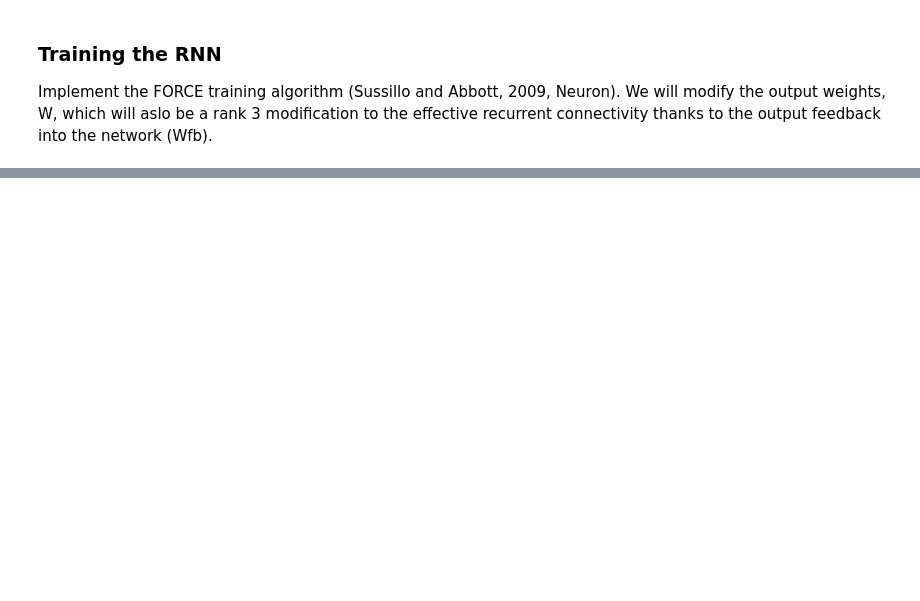
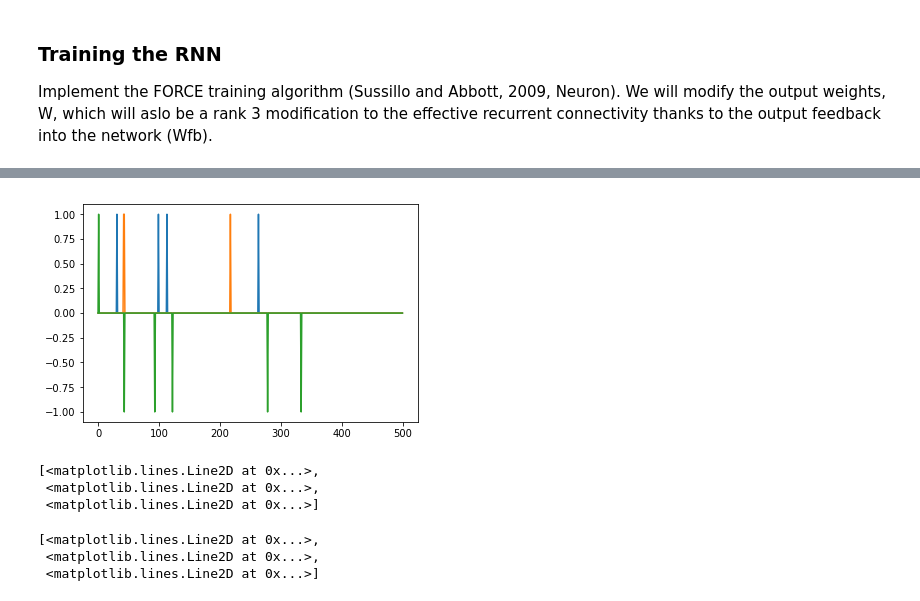
Before and after one commit to martharobinson/exploring_rnns, a Jupyter notebook: sussillo_barak_2013_worked_examples.ipynb, the cells around one changed output, grey strips where cells are left out. Cells and saved outputs as stored; diff of their text form; code cells hidden in the pictures; blank space fills up the shorter version.

```diff
--- a/sussillo_barak_2013_worked_examples.ipynb
+++ b/sussillo_barak_2013_worked_examples.ipynb
@@ -184,10 +184,3 @@ Unsurpisingly, these highly connected networks tend towards becomming very oscil
 # %% [markdown]
 ### Training the RNN
 Implement the FORCE training algorithm (Sussillo and Abbott, 2009, Neuron). We will modify the output weights, W, which will aslo be a rank 3 modification to the effective recurrent connectivity thanks to the output feedback into the network (Wfb).
-# %%
-# sample network output
-real_output = network.z
-# define the target output
-target_output = np.array([0,0,0])
-# calculate error prior to weight update
-e_minus = real_output - target_output
@@ -193,0 +258,44 @@ e_minus = real_output - target_output
+# %%
+# set P0
+alpha = 10 # values between 1 and 100 are normally sensible
+P = np.identity(network.numcells)/alpha
+
+t = np.arange(0,T)
+error_signal = np.zeros([3,T])
+for i in t:
+    # update network with inputs
+    network.u = inputs[:,i]
+    rnn_update(network)
+
+    # sample network output
+    real_output = network.z
+
+    # use FORCE to update weights
+    [error_signal[:,i], P] = FORCE(real_output, target_output[:,i],
+                                   P, network)
+# %%
+# Now test how well network has learned
+t = np.arange(0,500)
+outputs = np.zeros([3,500])
+for i in t:
+    # update network with inputs
+    network.u = inputs[:,i]
+    rnn_update(network)
+
+    # sample network output
+    outputs[:,i] = network.z
+
+plt.plot(np.transpose(inputs[:,:500]))
+plt.show()
+plt.plot(np.transpose(outputs))
+# %% [output]
+[figure, added]
+[<matplotlib.lines.Line2D at 0x...>,
+ <matplotlib.lines.Line2D at 0x...>,
+ <matplotlib.lines.Line2D at 0x...>]
+# %%
+plt.plot(np.transpose(error_signal[:,800:]))
+# %% [output]
+[<matplotlib.lines.Line2D at 0x...>,
+ <matplotlib.lines.Line2D at 0x...>,
+ <matplotlib.lines.Line2D at 0x...>]
```
Also changed, not shown: parts of 7 cells of this notebook.
